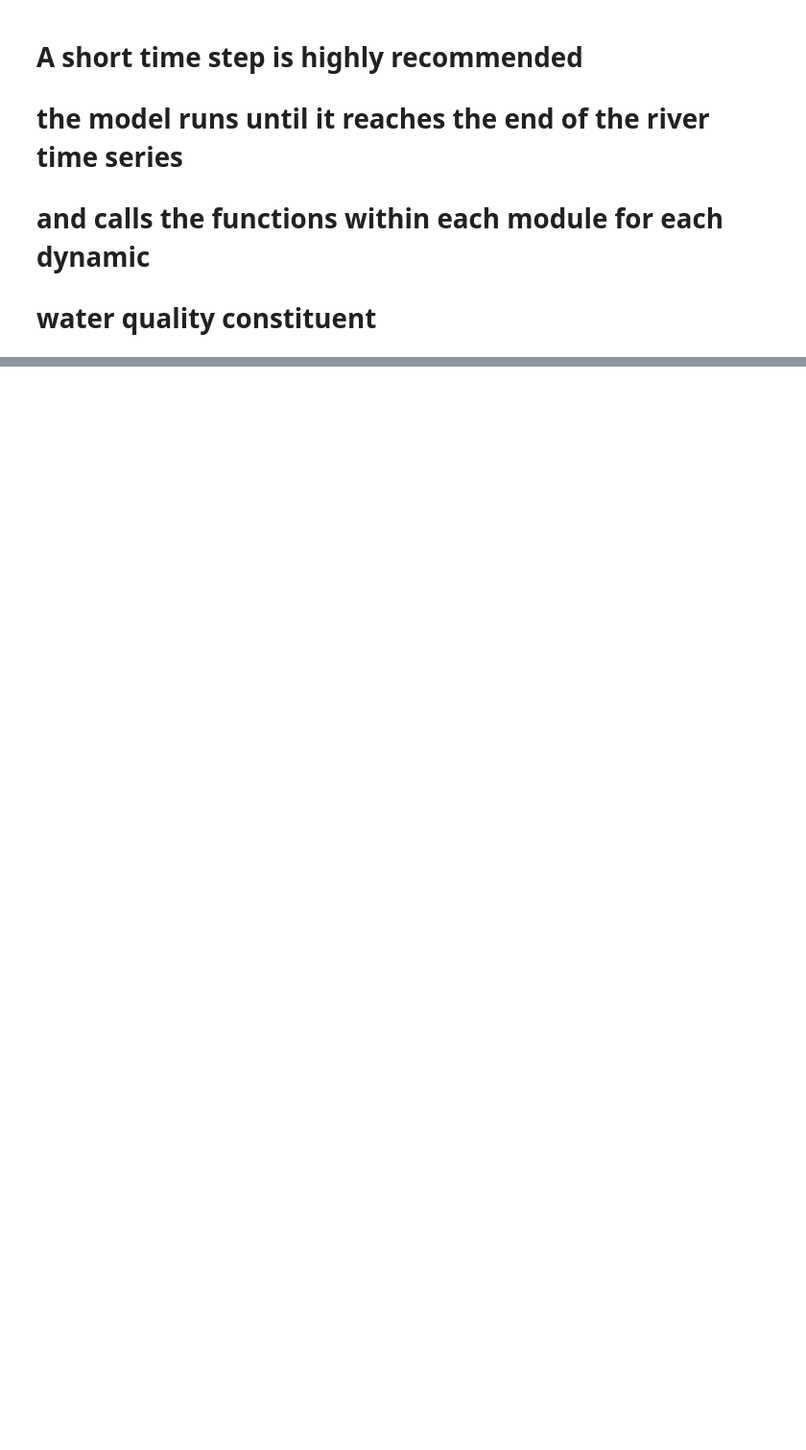
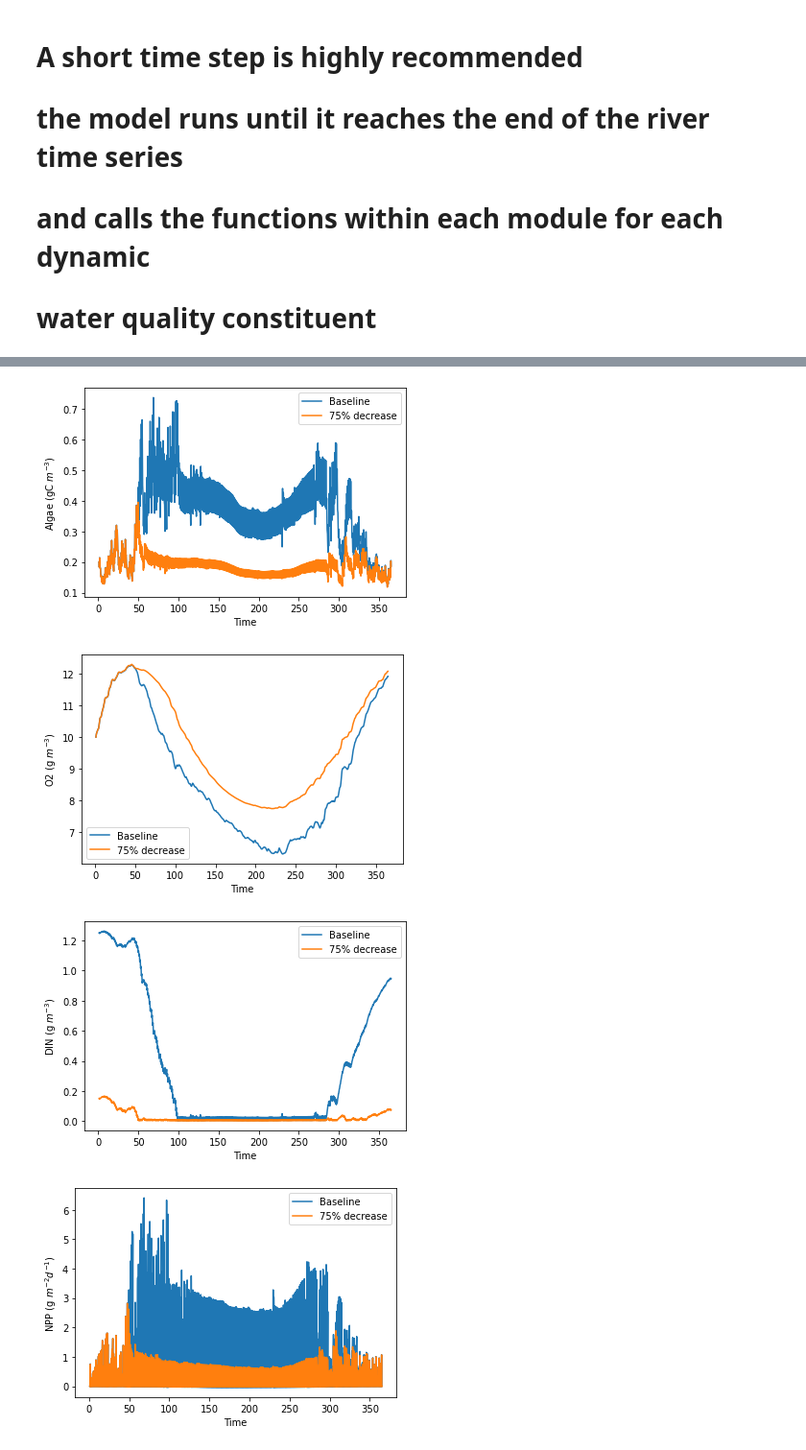
Before and after one commit to bclark805/pyICM, a Jupyter notebook: code/MAIN_NOTEBOOK.ipynb, the cells around one changed output, grey strips where cells are left out. Shown at 96% size. Saved outputs shown, nothing was run; the diff lists cells and outputs as text; code cells hidden in the pictures; blank space fills up the shorter version.

```diff
--- a/code/MAIN_NOTEBOOK.ipynb
+++ b/code/MAIN_NOTEBOOK.ipynb
@@ -547,10 +574,11 @@ print('Model Run is All Done, You Can Find Plots in the Outputs/Figures Director
 # #first we will put the variables we care to a different array
 
 # # defined now as run a
-# B1_Base=B1
-# B2_Base=B2
-# NO3_Base=NO3
-# NH4_Base=NH4
-# NPP_Base=NPP1+NPP2
-# DO2_Base=DO2
+B1_Base=B1
+B2_Base=B2
+NO3_Base=NO3
+NH4_Base=NH4
+NPP1_Base=NPP1
+NPP2_Base=NPP2
+DO2_Base=DO2
 # %%
@@ -731,34 +768,39 @@ print('Model Run is All Done, You Can Find Plots in the Outputs/Figures Director
 # %%
 # now plot the comparison between the baseline and the nutrient reduction
-# plt.plot(modtime/86400, (B1_Base+B2_Base),label="Baseline")
-# plt.plot(modtime/86400, (B1+B2),label="75% decrease")
-# plt.xlabel('Time')
-# plt.ylabel('$Algae (gC m^{-3})$')
-# plt.legend()
-# plt.savefig(FDir + '/Algae_comp_ts.png')
-# plt.show()
+plt.plot(modtime/86400, (B1_Base+B2_Base),label="Baseline")
+plt.plot(modtime/86400, (B1+B2),label="75% decrease")
+plt.xlabel('Time')
+plt.ylabel('Algae (gC $m^{-3})$')
+plt.legend()
+plt.savefig(FDir + '/' + StatName + 'Algae_comparison_ts.png')
+plt.show()
 
+plt.plot(modtime/86400, DO2_Base,label="Baseline")
+plt.plot(modtime/86400, DO2,label="75% decrease")
+plt.xlabel('Time')
+plt.ylabel('O2 (g $m^{-3})$')
+plt.legend()
+plt.savefig(FDir + '/' + StatName + 'DO2_comparison_ts.png')
+plt.show()
 
-# plt.plot(modtime/86400, DO2_Base,label="Baseline")
-# plt.plot(modtime/86400, DO2,label="75% decrease")
-# plt.xlabel('Time')
-# plt.ylabel('$O2 (g m^{-3})$')
-# plt.legend()
-# plt.savefig(FDir + '/DO2_comp_ts.png')
-# plt.show()
+plt.plot(modtime/86400, (NH4_Base + NO3_Base),label="Baseline")
+plt.plot(modtime/86400, (NH4 + NO3),label="75% decrease")
+plt.xlabel('Time')
+plt.ylabel('DIN (g $m^{-3})$')
+plt.legend()
+plt.savefig(FDir + '/' + StatName + 'DIN_comparison_ts.png')
+plt.show()
 
-# plt.plot(modtime/86400, (NH4_Base + NO3_Base),label="Baseline")
-# plt.plot(modtime/86400, (NH4 + NO3),label="75% decrease")
-# plt.xlabel('Time')
-# plt.ylabel('$DIN (g m^{-3})$')
-# plt.legend()
-# plt.savefig(FDir + '/DIN_comp_ts.png')
-# plt.show()
-
-# plt.plot(modtime/86400, NPP_Base ,label="Baseline")
-# plt.plot(modtime/86400, NPP1 + NPP2,label="75% decrease")
-# plt.xlabel('Time')
-# plt.ylabel('$NPP (g m^{-2} d^{-1})$')
-# plt.legend()
-# plt.savefig(FDir + '/NPP_comp_ts.png')
-# plt.show()
+plt.plot(modtime/86400, NPP1_Base + NPP2_Base ,label="Baseline")
+plt.plot(modtime/86400, NPP1 + NPP2,label="75% decrease")
+plt.xlabel('Time')
+plt.ylabel('NPP (g $m^{-2} d^{-1})$')
+plt.legend()
+plt.savefig(FDir + '/NPP_comp_ts.png')
+plt.savefig(FDir + '/' + StatName + 'NPP_comparison_ts.png')
+plt.show()
+# %% [output]
+[figure, added]
+[figure, added]
+[figure, added]
+[figure, added]
```
Also changed, not shown: parts of 6 cells of this notebook.
